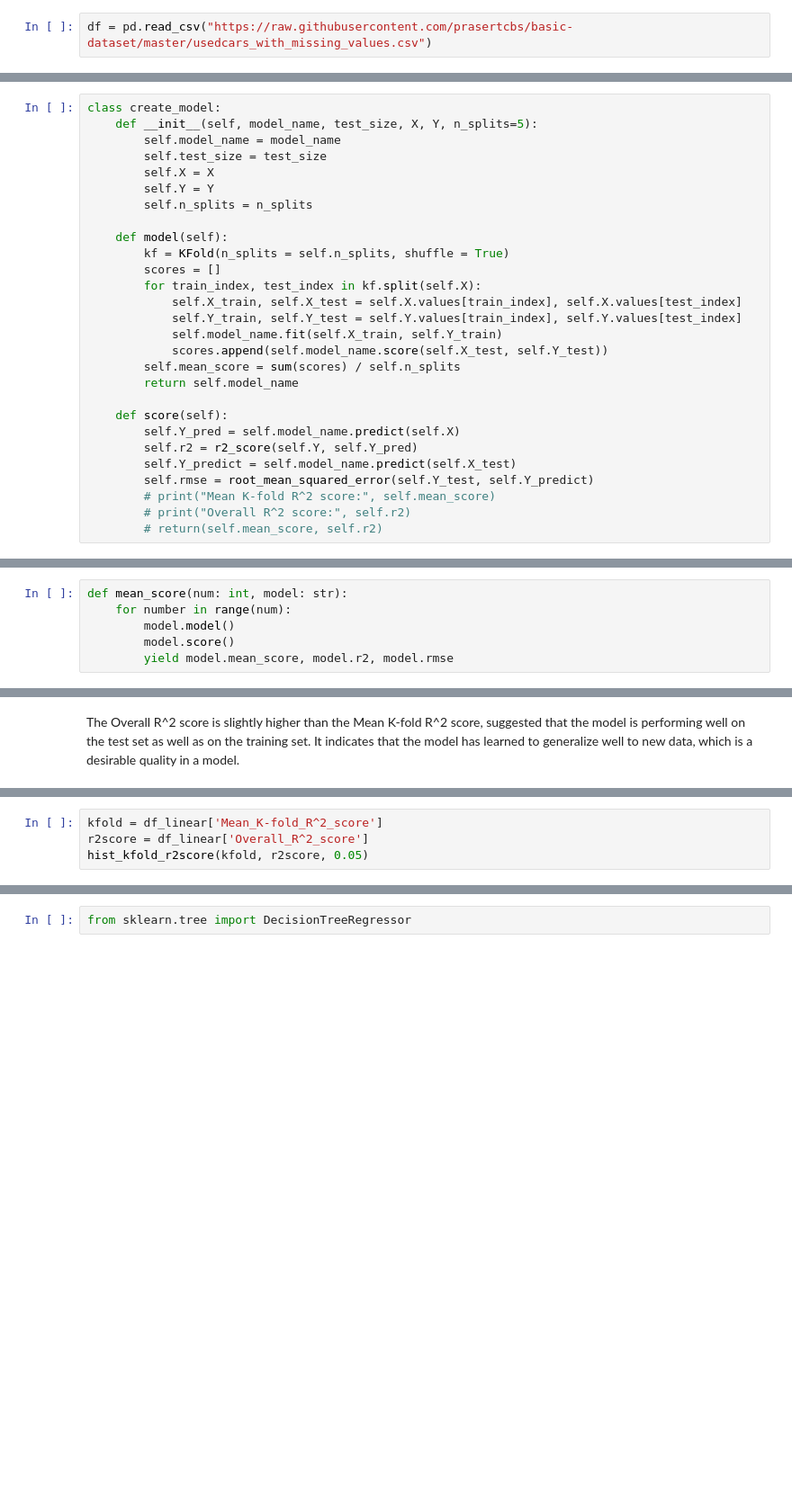
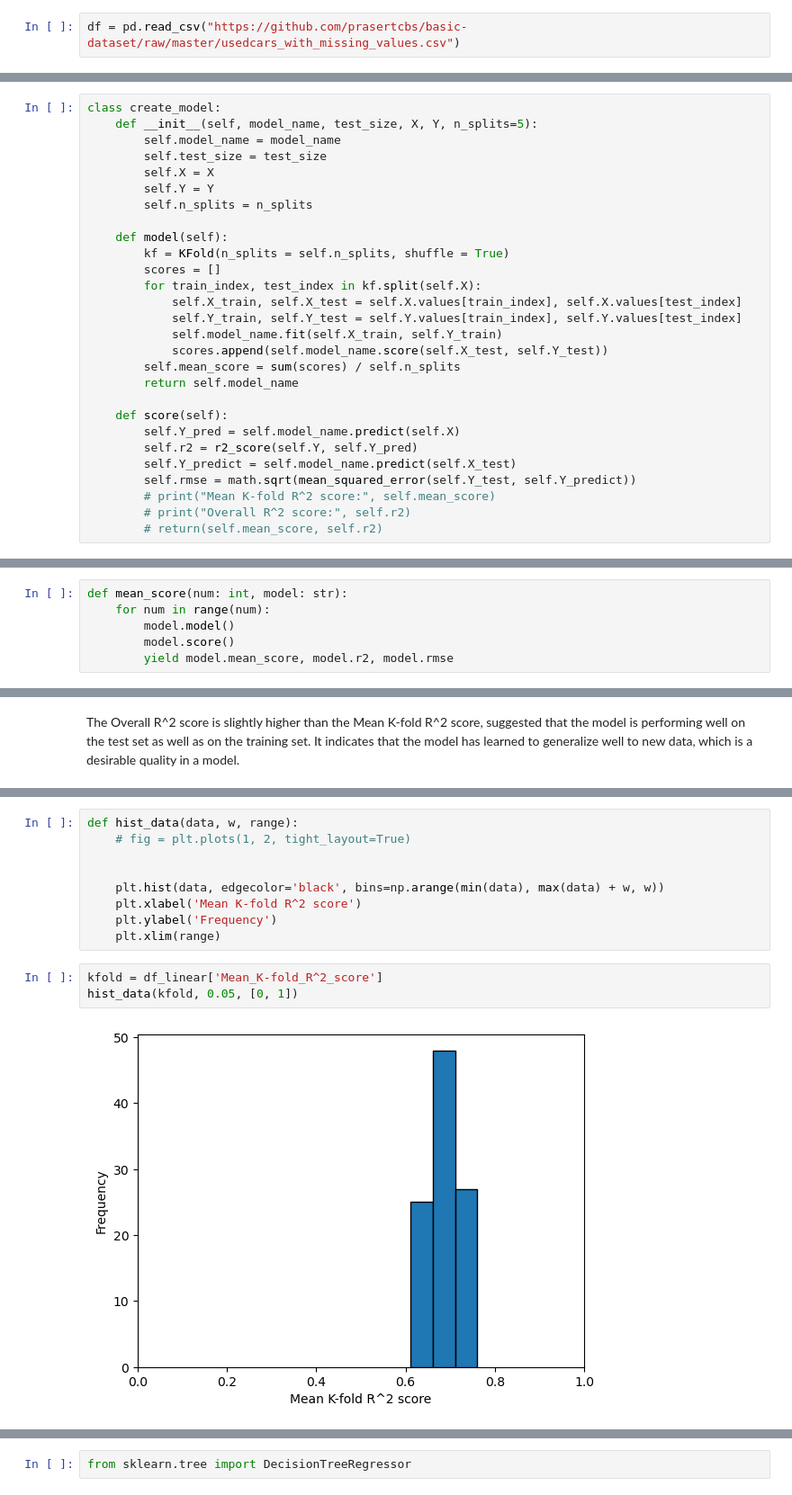
Before and after one commit to Comrade26/first_model_test, a Jupyter notebook: test.ipynb, the cells around one changed output, grey strips where cells are left out. Shown at 90% size. Drawn from its saved outputs; the diff is of its cells as text; blank space fills up the shorter version.

Commit message:
'graph'

```diff
--- a/test.ipynb
+++ b/test.ipynb
@@ -5,7 +5,7 @@ warnings.filterwarnings('ignore')
 import numpy as np
 import matplotlib.pyplot as plt
 # %%
-df = pd.read_csv("https://raw.githubusercontent.com/prasertcbs/basic-dataset/master/usedcars_with_missing_values.csv")
+df = pd.read_csv("https://github.com/prasertcbs/basic-dataset/raw/master/usedcars_with_missing_values.csv")
 # %%
 df['year'] = df['year'].astype('category')
 # %%
@@ -49,7 +63,7 @@ class create_model:
         self.Y_pred = self.model_name.predict(self.X)
         self.r2 = r2_score(self.Y, self.Y_pred)
         self.Y_predict = self.model_name.predict(self.X_test)
-        self.rmse = root_mean_squared_error(self.Y_test, self.Y_predict)
+        self.rmse = math.sqrt(mean_squared_error(self.Y_test, self.Y_predict))
         # print("Mean K-fold R^2 score:", self.mean_score)
         # print("Overall R^2 score:", self.r2)
         # return(self.mean_score, self.r2)
@@ -57,7 +71,7 @@ class create_model:
 linear_model = create_model(LinearRegression(), 0.1, X, Y, n_splits=5)
 # %%
 def mean_score(num: int, model: str):
-    for number in range(num):
+    for num in range(num):
         model.model()
         model.score()
         yield model.mean_score, model.r2, model.rmse
@@ -88,4 +119,14 @@ def hist_kfold_r2score(kfold, r2score, w):
+# %%
+def hist_data(data, w, range):
+    # fig = plt.plots(1, 2, tight_layout=True)
+
+
+    plt.hist(data, edgecolor='black', bins=np.arange(min(data), max(data) + w, w))
+    plt.xlabel('Mean K-fold R^2 score')
+    plt.ylabel('Frequency')
+    plt.xlim(range)
 # %%
 kfold = df_linear['Mean_K-fold_R^2_score']
-r2score = df_linear['Overall_R^2_score']
-hist_kfold_r2score(kfold, r2score, 0.05)
+hist_data(kfold, 0.05, [0, 1])
+# %% [output]
+[figure, added]
```
Also changed, not shown: parts of 29 cells of this notebook.
